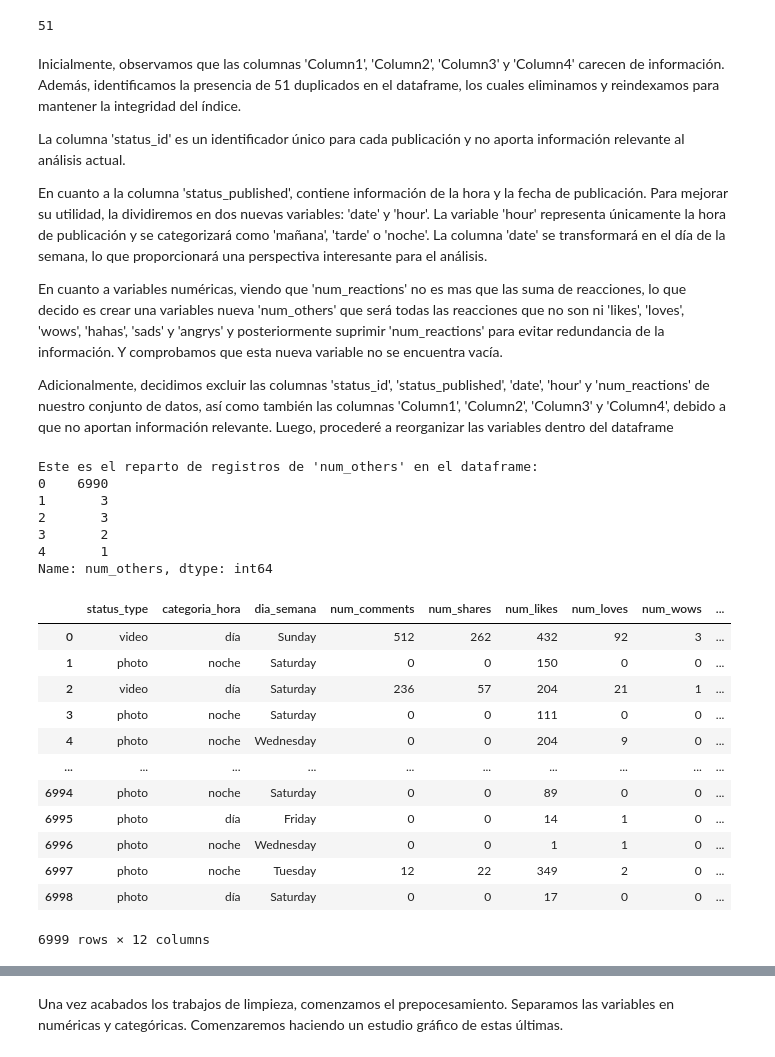
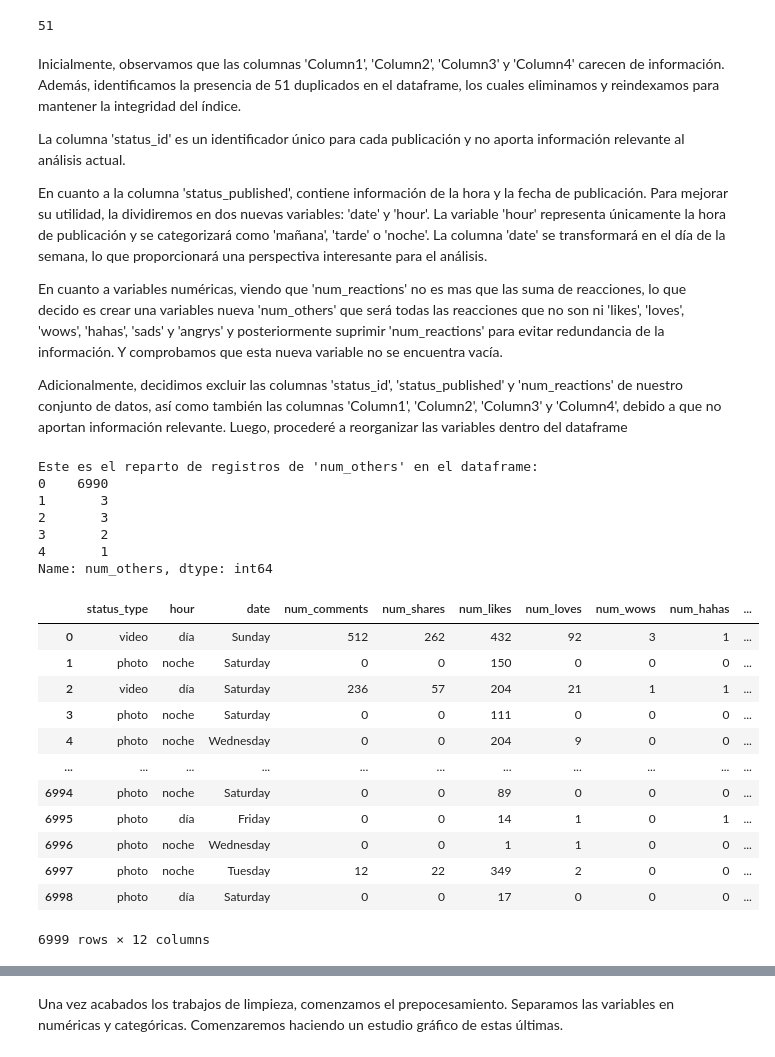
Before and after one commit to dscorbella/ML_unsupervised, a Jupyter notebook: Sprint 8 Tasca M8 T01.ipynb, the cells around one changed output, grey strips where cells are left out. Cells and saved outputs as stored; diff of their text form; code cells hidden in the pictures.

```diff
--- a/Sprint 8 Tasca M8 T01.ipynb
+++ b/Sprint 8 Tasca M8 T01.ipynb
@@ -100,7 +100,7 @@ En cuanto a la columna 'status_published', contiene información de la hora y la
 
 En cuanto a variables numéricas, viendo que 'num_reactions' no es mas que las suma de reacciones, lo que decido es crear una variables nueva 'num_others' que será todas las reacciones que no son ni 'likes', 'loves', 'wows', 'hahas', 'sads' y 'angrys' y posteriormente suprimir 'num_reactions' para evitar redundancia de la información. Y comprobamos que esta nueva variable no se encuentra vacía.
 
-Adicionalmente, decidimos excluir las columnas 'status_id', 'status_published', 'date', 'hour' y 'num_reactions' de nuestro conjunto de datos, así como también las columnas 'Column1', 'Column2', 'Column3' y 'Column4', debido a que no aportan información relevante. Luego, procederé a reorganizar las variables dentro del dataframe
+Adicionalmente, decidimos excluir las columnas 'status_id', 'status_published' y 'num_reactions' de nuestro conjunto de datos, así como también las columnas 'Column1', 'Column2', 'Column3' y 'Column4', debido a que no aportan información relevante. Luego, procederé a reorganizar las variables dentro del dataframe
 # %%
 df.drop_duplicates(keep='first', inplace=True)
 df.reset_index(drop=True, inplace=True)
@@ -108,49 +108,49 @@ df.reset_index(drop=True, inplace=True)
 df[['date', 'hour']] = df['status_published'].str.split(' ', n=1, expand=True)
 df['hour'] = df['hour'].str.extract(r'(\d+:\d+)')[0]
 df['hour'] = pd.to_datetime(df['hour'], format='%H:%M').dt.hour
 
 def categorizar_hora(hora):
     if 6 <= hora < 14:
         return 'día'
     elif 14 <= hora < 22:
         return 'tarde'
     return 'noche'
 
-df['categoria_hora'] = df['hour'].apply(categorizar_hora)
+df['hour'] = df['hour'].apply(categorizar_hora)
 df['date'] = pd.to_datetime(df['date'], format='%m/%d/%Y')
-df['dia_semana'] = df['date'].dt.strftime('%A')
+df['date'] = df['date'].dt.strftime('%A')
 
 df['num_others'] = df['num_reactions'] - (df['num_likes'] + df['num_loves'] + df['num_wows']
                                           + df['num_hahas'] + df['num_sads'] + df['num_angrys'])
 
 print(f"Este es el reparto de registros de 'num_others' en el dataframe:\n{df['num_others'].value_counts()}")
 
-df.drop(columns=['status_published', 'status_id', 'date', 'hour', 'num_reactions',
+df.drop(columns=['status_published', 'status_id', 'num_reactions',
                  'Column1', 'Column2', 'Column3', 'Column4'], inplace=True)
 
-df = df[['status_type', 'categoria_hora', 'dia_semana', 'num_comments', 'num_shares',
+df = df[['status_type', 'hour', 'date', 'num_comments', 'num_shares',
          'num_likes', 'num_loves', 'num_wows', 'num_hahas', 'num_sads', 'num_angrys', 'num_others']]
 df
 # %% [output]
 Este es el reparto de registros de 'num_others' en el dataframe:
 0    6990
 1       3
 2       3
 3       2
 4       1
 Name: num_others, dtype: int64
-|  | status_type | categoria_hora | dia_semana | num_comments | num_shares | num_likes | num_loves | num_wows | ... |
-| 0 | video | día | Sunday | 512 | 262 | 432 | 92 | 3 | ... |
-| 1 | photo | noche | Saturday | 0 | 0 | 150 | 0 | 0 | ... |
-| 2 | video | día | Saturday | 236 | 57 | 204 | 21 | 1 | ... |
-| 3 | photo | noche | Saturday | 0 | 0 | 111 | 0 | 0 | ... |
-| 4 | photo | noche | Wednesday | 0 | 0 | 204 | 9 | 0 | ... |
-| ... | ... | ... | ... | ... | ... | ... | ... | ... | ... |
-| 6994 | photo | noche | Saturday | 0 | 0 | 89 | 0 | 0 | ... |
-| 6995 | photo | día | Friday | 0 | 0 | 14 | 1 | 0 | ... |
-| 6996 | photo | noche | Wednesday | 0 | 0 | 1 | 1 | 0 | ... |
-| 6997 | photo | noche | Tuesday | 12 | 22 | 349 | 2 | 0 | ... |
-| 6998 | photo | día | Saturday | 0 | 0 | 17 | 0 | 0 | ... |
+|  | status_type | hour | date | num_comments | num_shares | num_likes | num_loves | num_wows | num_hahas | ... |
+| 0 | video | día | Sunday | 512 | 262 | 432 | 92 | 3 | 1 | ... |
+| 1 | photo | noche | Saturday | 0 | 0 | 150 | 0 | 0 | 0 | ... |
+| 2 | video | día | Saturday | 236 | 57 | 204 | 21 | 1 | 1 | ... |
+| 3 | photo | noche | Saturday | 0 | 0 | 111 | 0 | 0 | 0 | ... |
+| 4 | photo | noche | Wednesday | 0 | 0 | 204 | 9 | 0 | 0 | ... |
+| ... | ... | ... | ... | ... | ... | ... | ... | ... | ... | ... |
+| 6994 | photo | noche | Saturday | 0 | 0 | 89 | 0 | 0 | 0 | ... |
+| 6995 | photo | día | Friday | 0 | 0 | 14 | 1 | 0 | 1 | ... |
+| 6996 | photo | noche | Wednesday | 0 | 0 | 1 | 1 | 0 | 0 | ... |
+| 6997 | photo | noche | Tuesday | 12 | 22 | 349 | 2 | 0 | 0 | ... |
+| 6998 | photo | día | Saturday | 0 | 0 | 17 | 0 | 0 | 0 | ... |
 6999 rows × 12 columns
 # %%
 df.info()
```
Also changed, not shown: parts of 19 cells of this notebook.
